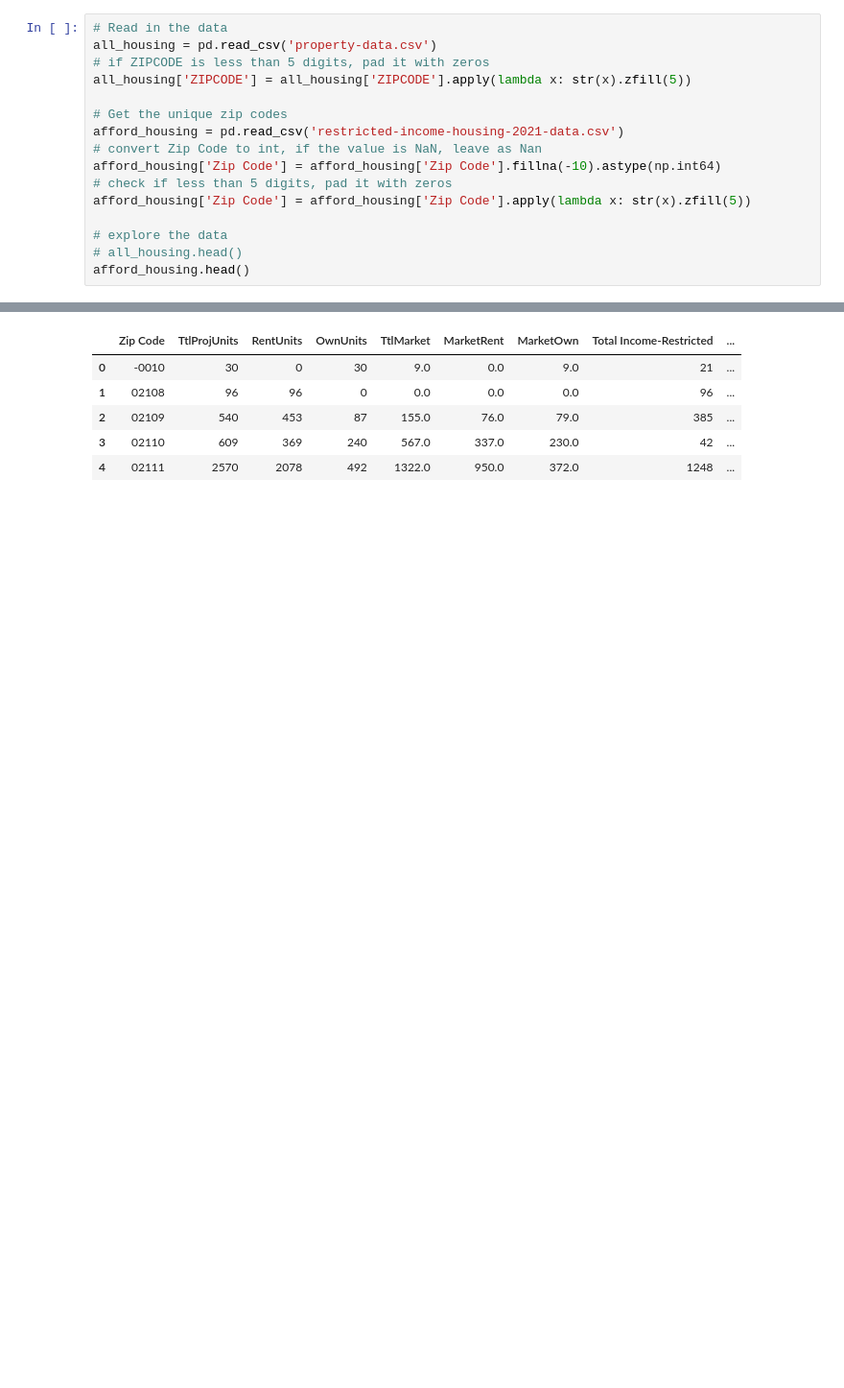
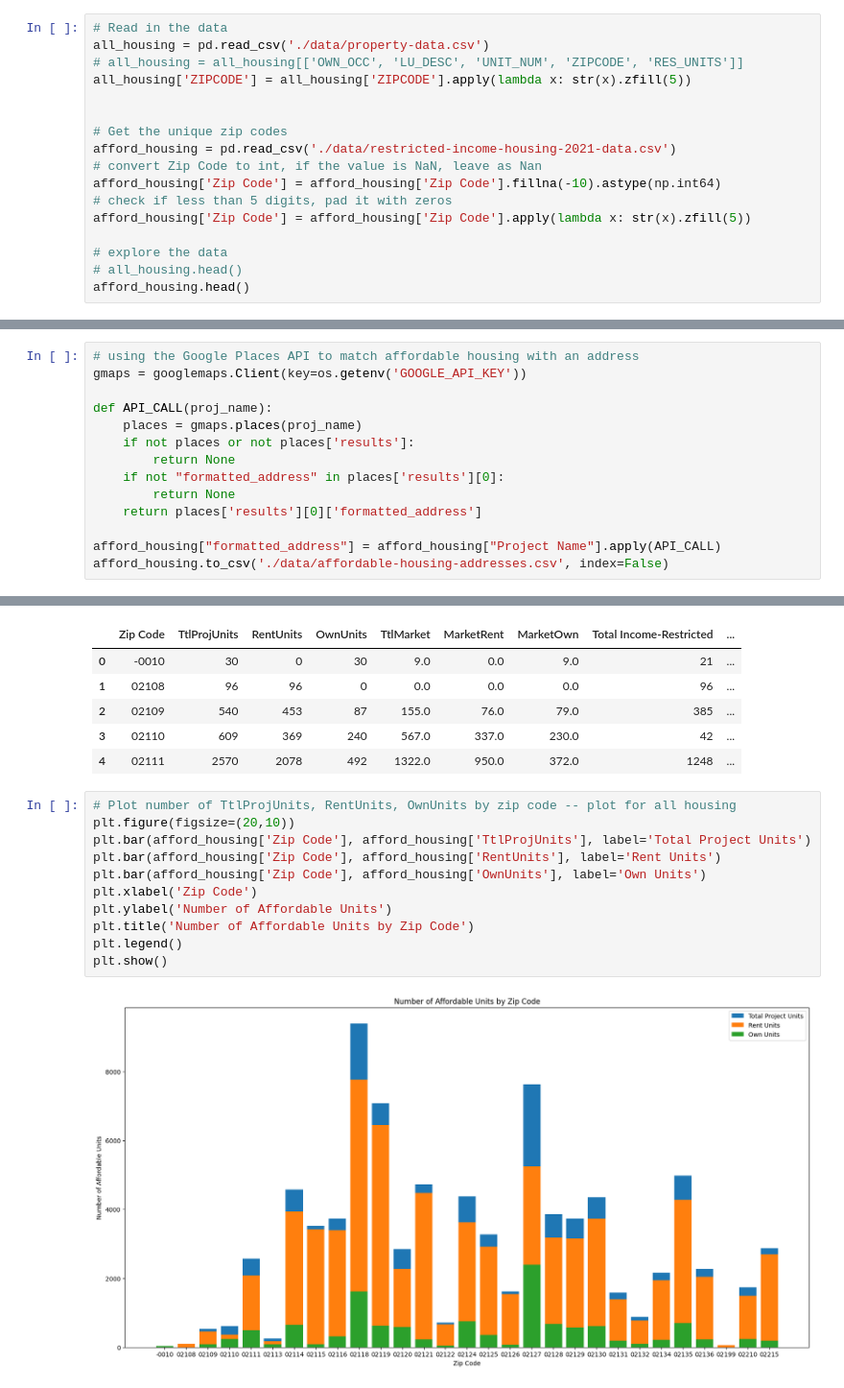
Before and after one commit to BU-Spark/ds-councilor-louijeune-small-landlord, a Jupyter notebook: analysis.ipynb, the cells around one changed output, grey strips where cells are left out. Shown at 96% size. Drawn from its saved outputs; the diff is of its cells as text; blank space fills up the shorter version.

Commit message:
moved data, google maps to get addresses

```diff
--- a/analysis.ipynb
+++ b/analysis.ipynb
@@ -7,11 +19,12 @@ import matplotlib.pyplot as plt
 # %%
 # Read in the data
-all_housing = pd.read_csv('property-data.csv')
-# if ZIPCODE is less than 5 digits, pad it with zeros
+all_housing = pd.read_csv('./data/property-data.csv')
+# all_housing = all_housing[['OWN_OCC', 'LU_DESC', 'UNIT_NUM', 'ZIPCODE', 'RES_UNITS']]
 all_housing['ZIPCODE'] = all_housing['ZIPCODE'].apply(lambda x: str(x).zfill(5))
 
+
 # Get the unique zip codes
-afford_housing = pd.read_csv('restricted-income-housing-2021-data.csv')
+afford_housing = pd.read_csv('./data/restricted-income-housing-2021-data.csv')
 # convert Zip Code to int, if the value is NaN, leave as Nan
 afford_housing['Zip Code'] = afford_housing['Zip Code'].fillna(-10).astype(np.int64)
 # check if less than 5 digits, pad it with zeros
@@ -27,3 +40,17 @@ afford_housing.head()
 | 2 | Academy Homes II | Roxbury | 02119 | 236 | 236 | 0 | 0.0 | 0.0 | ... |
 | 3 | Adams Court Phase A | Mattapan | 02126 | 50 | 50 | 0 | 0.0 | 0.0 | ... |
 | 4 | Adams Court Phase B | Mattapan | 02126 | 45 | 45 | 0 | 0.0 | 0.0 | ... |
+# %%
+# using the Google Places API to match affordable housing with an address
+gmaps = googlemaps.Client(key=os.getenv('GOOGLE_API_KEY'))
+
+def API_CALL(proj_name):
+    places = gmaps.places(proj_name)
+    if not places or not places['results']:
+        return None
+    if not "formatted_address" in places['results'][0]:
+        return None
+    return places['results'][0]['formatted_address']
+
+afford_housing["formatted_address"] = afford_housing["Project Name"].apply(API_CALL)
+afford_housing.to_csv('./data/affordable-housing-addresses.csv', index=False)
@@ -73,3 +107,16 @@ afford_housing.head()
 | 2 | 02109 | 540 | 453 | 87 | 155.0 | 76.0 | 79.0 | 385 | ... |
 | 3 | 02110 | 609 | 369 | 240 | 567.0 | 337.0 | 230.0 | 42 | ... |
 | 4 | 02111 | 2570 | 2078 | 492 | 1322.0 | 950.0 | 372.0 | 1248 | ... |
+# %%
+# Plot number of TtlProjUnits, RentUnits, OwnUnits by zip code -- plot for all housing
+plt.figure(figsize=(20,10))
+plt.bar(afford_housing['Zip Code'], afford_housing['TtlProjUnits'], label='Total Project Units')
+plt.bar(afford_housing['Zip Code'], afford_housing['RentUnits'], label='Rent Units')
+plt.bar(afford_housing['Zip Code'], afford_housing['OwnUnits'], label='Own Units')
+plt.xlabel('Zip Code')
+plt.ylabel('Number of Affordable Units')
+plt.title('Number of Affordable Units by Zip Code')
+plt.legend()
+plt.show()
+# %% [output]
+[figure, added]
```
Also changed, not shown: parts of 4 cells of this notebook, 4 other files.
